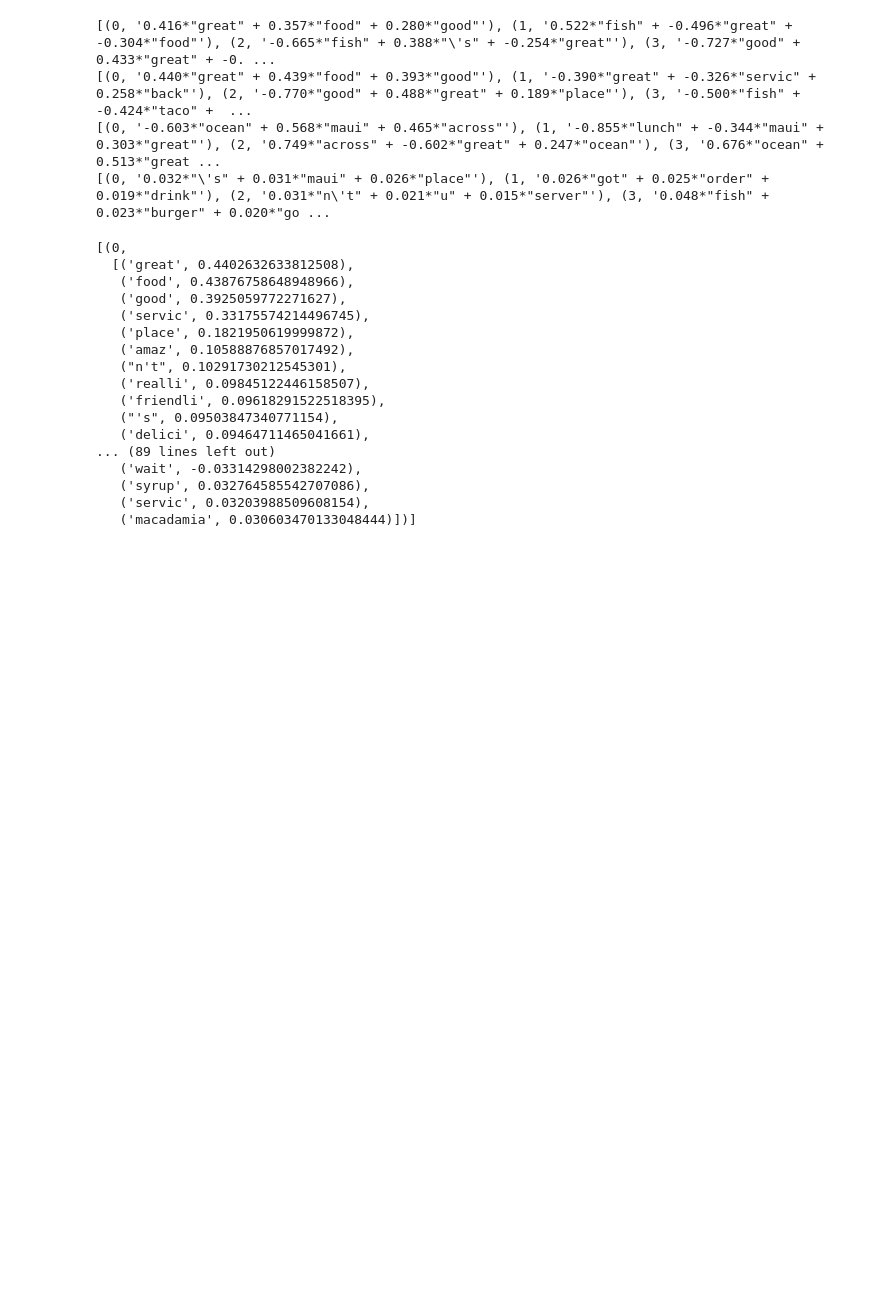
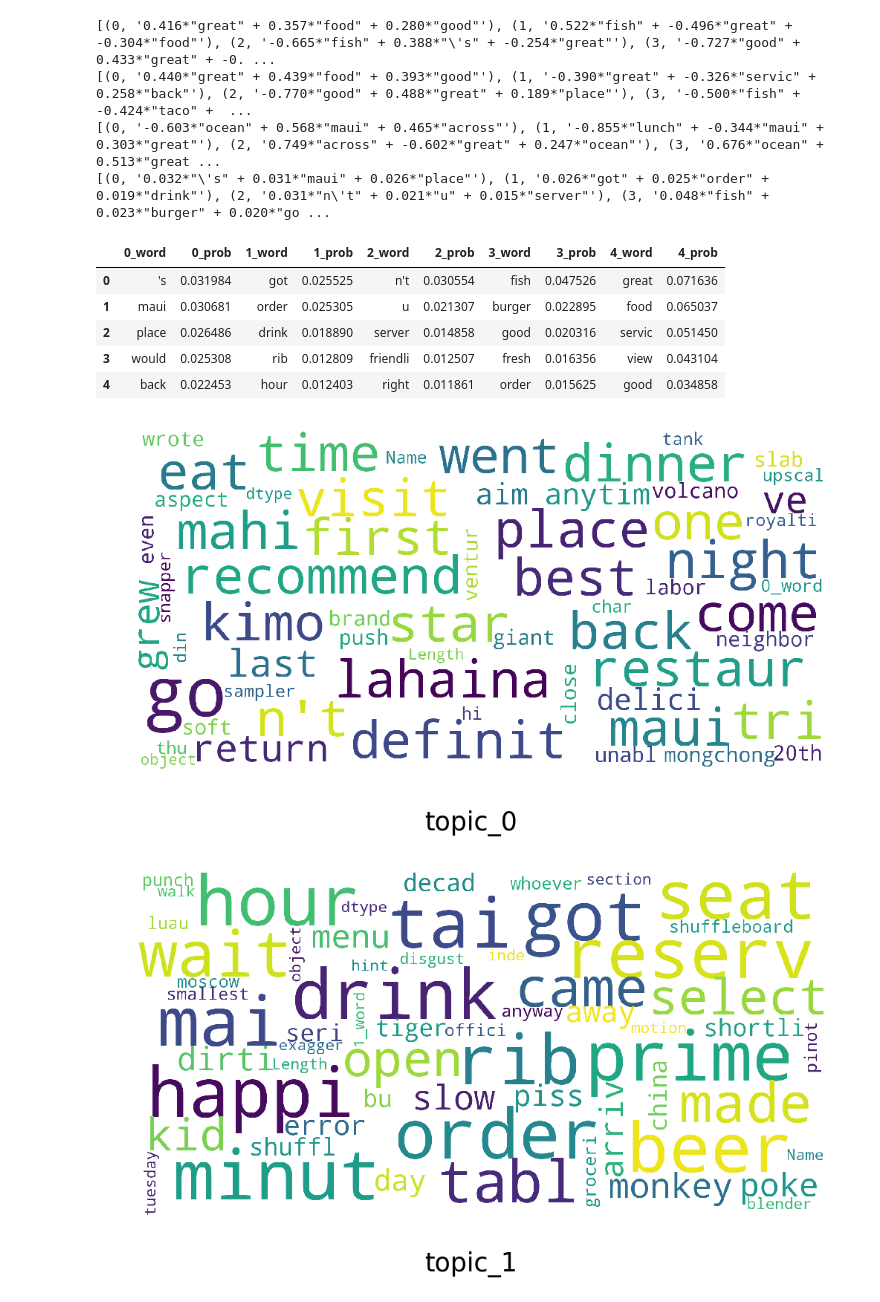
Before and after one commit to metinsenturk/review-analysis, a Jupyter notebook: notebooks/models/1.3-multi-topic-results.ipynb, the cells around one changed output. Cells and saved outputs as stored; diff of their text form; code cells hidden in the pictures; blank space fills up the shorter version.

```diff
--- a/notebooks/models/1.3-multi-topic-results.ipynb
+++ b/notebooks/models/1.3-multi-topic-results.ipynb
@@ -227,28 +225,44 @@ for model in loaded_models_list:
 [(0, '0.032*"\'s" + 0.031*"maui" + 0.026*"place"'), (1, '0.026*"got" + 0.025*"order" + 0.019*"drink"'), (2, '0.031*"n\'t" + 0.021*"u" + 0.015*"server"'), (3, '0.048*"fish" + 0.023*"burger" + 0.020*"go ...
 # %%
 # make a dataframe from words
-topic_words = loaded_models_list[1].show_topics(num_words=20, formatted=False)
+topic_words = loaded_models_list[3].show_topics(num_words=500, formatted=False)
 
 topics_list = []
 for (topic, word_list) in topic_words:
     temp = pd.DataFrame(word_list, columns=[f'{topic}_word', f'{topic}_prob'])
     topics_list.append(temp)
-pd.concat(topics_list, axis=1)
+pd_topics = pd.concat(topics_list, axis=1)
+pd_topics.to_csv('../../data/processed/hi_rws_0001_0256_topics_words.csv', index=False)
+pd_topics.head()
 # %% [output]
-[(0,
-  [('great', 0.4402632633812508),
-   ('food', 0.43876758648948966),
-   ('good', 0.3925059772271627),
-   ('servic', 0.33175574214496745),
-   ('place', 0.1821950619999872),
-   ('amaz', 0.10588876857017492),
-   ("n't", 0.10291730212545301),
-   ('realli', 0.09845122446158507),
-   ('friendli', 0.09618291522518395),
-   ("'s", 0.09503847340771154),
-   ('delici', 0.09464711465041661),
-... (89 lines left out)
-   ('wait', -0.03314298002382242),
-   ('syrup', 0.032764585542707086),
-   ('servic', 0.03203988509608154),
-   ('macadamia', 0.030603470133048444)])]
+|  | 0_word | 0_prob | 1_word | 1_prob | 2_word | 2_prob | 3_word | 3_prob | 4_word | 4_prob |
+| 0 | 's | 0.031984 | got | 0.025525 | n't | 0.030554 | fish | 0.047526 | great | 0.071636 |
+| 1 | maui | 0.030681 | order | 0.025305 | u | 0.021307 | burger | 0.022895 | food | 0.065037 |
+| 2 | place | 0.026486 | drink | 0.018890 | server | 0.014858 | good | 0.020316 | servic | 0.051450 |
+| 3 | would | 0.025308 | rib | 0.012809 | friendli | 0.012507 | fresh | 0.016356 | view | 0.043104 |
+| 4 | back | 0.022453 | hour | 0.012403 | right | 0.011861 | order | 0.015625 | good | 0.034858 |
+# %%
+# words in the topics for selected model
+from wordcloud import WordCloud, STOPWORDS
+stopwords = set(STOPWORDS)
+
+for i in range(5):
+    wordcloud = WordCloud(
+            background_color='white',
+            # stopwords=stopwords,
+            max_words=400,
+            max_font_size=40,
+            scale=5,
+            random_state=1 # chosen at random by flipping a coin; it was heads
+        ).generate(str(pd_topics[f'{i}_word']))
+
+    fig = plt.figure(1, figsize=(12, 12), dpi=100)
+    fig.suptitle(f'topic_{i}', fontsize=25)
+    fig.subplots_adjust(top=2.3)
+    plt.axis('off')
+    plt.imshow(wordcloud)
+    plt.savefig(f'../../data/processed/hi_rws_0001_0256_topic_{i}.png')
+    plt.show()
+# %% [output]
+[figure, added]
+[figure, added]
```
Also changed, not shown: parts of 10 cells of this notebook, 3 other files.
